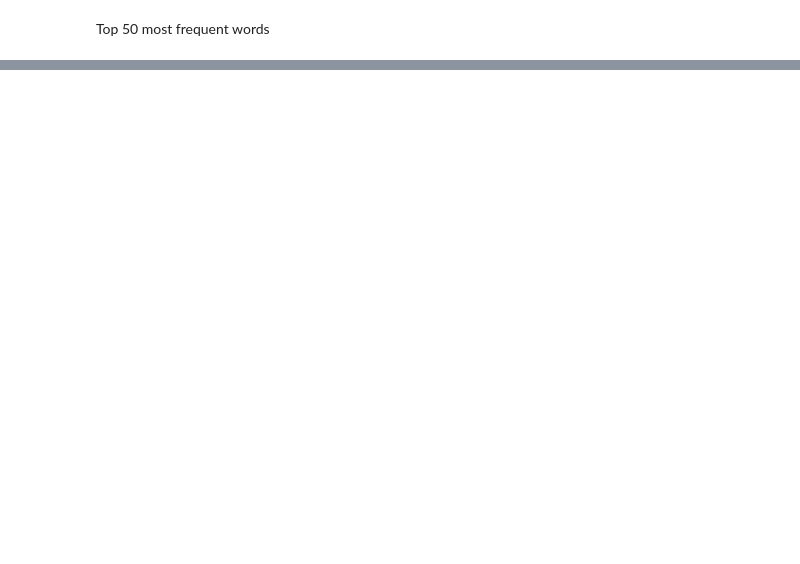
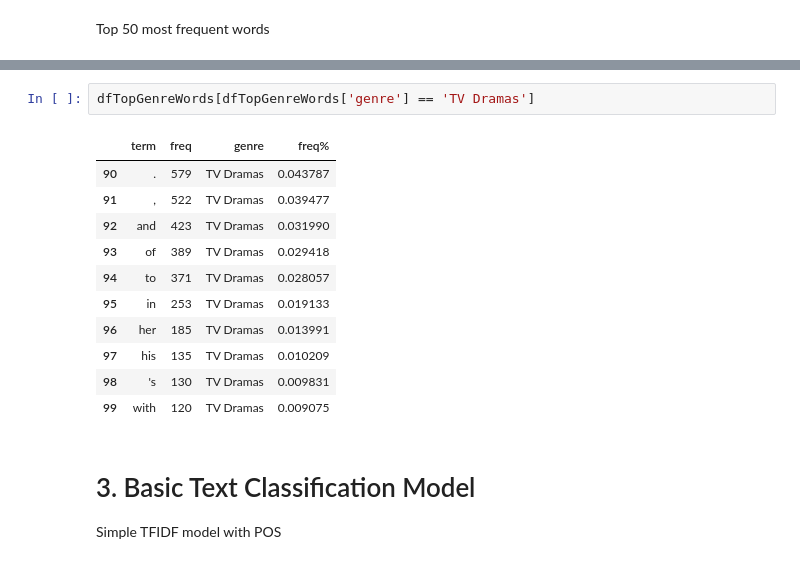
Before and after one commit to tao-pr/52-challenges, a Jupyter notebook: 029-classification-playground/classroom/Netflix.ipynb, the cells around one changed output, grey strips where cells are left out. Drawn from its saved outputs; the diff is of its cells as text; blank space fills up the shorter version.

Commit message:
029 simple tfidf model

```diff
--- a/029-classification-playground/classroom/Netflix.ipynb
+++ b/029-classification-playground/classroom/Netflix.ipynb
@@ -216,0 +283,17 @@ Length: 5839, dtype: object>
+# %%
+dfTopGenreWords[dfTopGenreWords['genre'] == 'TV Dramas']
+# %% [output]
+|  | term | freq | genre | freq% |
+| 90 | . | 579 | TV Dramas | 0.043787 |
+| 91 | , | 522 | TV Dramas | 0.039477 |
+| 92 | and | 423 | TV Dramas | 0.031990 |
+| 93 | of | 389 | TV Dramas | 0.029418 |
+| 94 | to | 371 | TV Dramas | 0.028057 |
+| 95 | in | 253 | TV Dramas | 0.019133 |
+| 96 | her | 185 | TV Dramas | 0.013991 |
+| 97 | his | 135 | TV Dramas | 0.010209 |
+| 98 | 's | 130 | TV Dramas | 0.009831 |
+| 99 | with | 120 | TV Dramas | 0.009075 |
+# %% [markdown]
+# 3. Basic Text Classification Model
+Simple TFIDF model with POS
```
Also changed, not shown: parts of 26 cells of this notebook.
